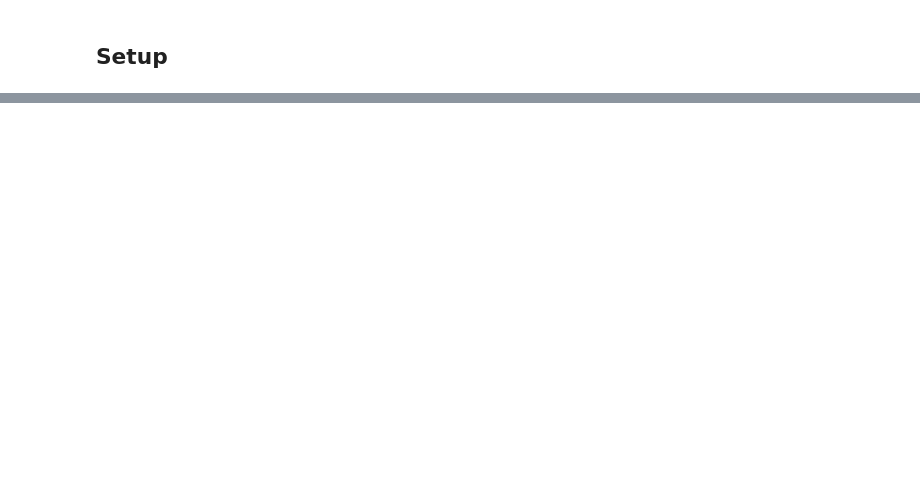
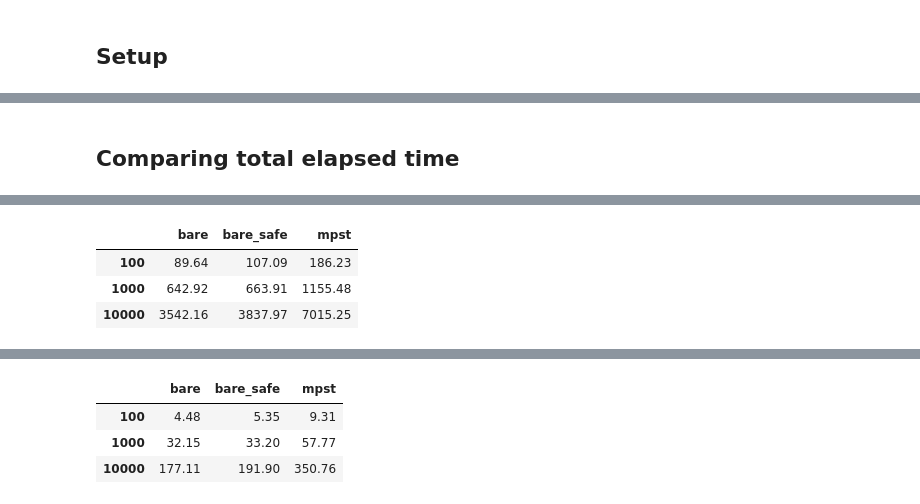
Before and after one commit to ansonmiu0214/TypeScript-Multiparty-Sessions, a Jupyter notebook: benchmarks/Benchmarks.ipynb, the cells around one changed output, grey strips where cells are left out. Cells and saved outputs as stored; diff of their text form; code cells hidden in the pictures; blank space fills up the shorter version.

```diff
--- a/benchmarks/Benchmarks.ipynb
+++ b/benchmarks/Benchmarks.ipynb
@@ -78,0 +218,11 @@ Average elapsed: 2267.0894 ms
+# %% [markdown]
+## Comparing total elapsed time
+# %%
+print('Total Elapsed Time')
+display(data.df_total_elapsed())
+
+print('\n\n')
+
+print('Average Elapsed Time per Ping-Pong')
+display(data.df_average_elapsed())
+# %% [output]
@@ -78,0 +230,4 @@ Average elapsed: 2267.0894 ms
+|  | bare | bare_safe | mpst |
+| 100 | 89.64 | 107.09 | 186.23 |
+| 1000 | 642.92 | 663.91 | 1155.48 |
+| 10000 | 3542.16 | 3837.97 | 7015.25 |
@@ -78,0 +235,4 @@ Average elapsed: 2267.0894 ms
+|  | bare | bare_safe | mpst |
+| 100 | 4.48 | 5.35 | 9.31 |
+| 1000 | 32.15 | 33.20 | 57.77 |
+| 10000 | 177.11 | 191.90 | 350.76 |
```
Also changed, not shown: parts of 15 cells of this notebook.
